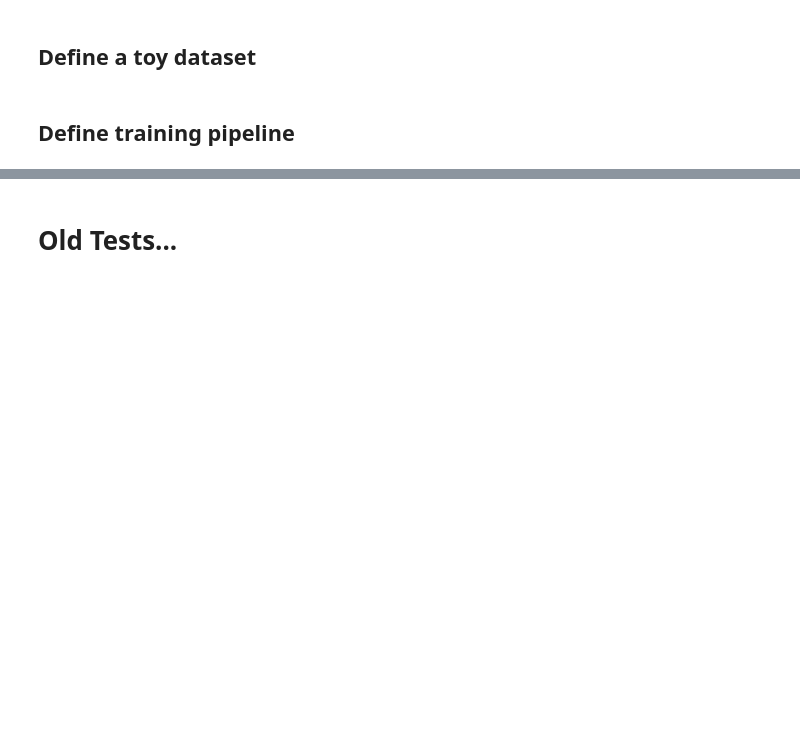
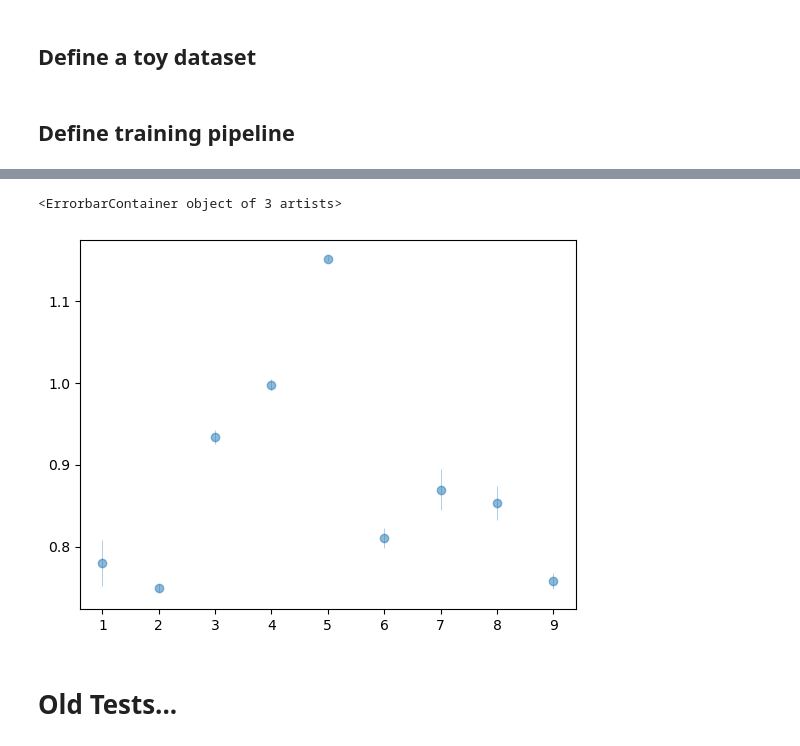
Before and after one commit to Integrated-Systems-Neuroengineering/scrramble, a Jupyter notebook: Notebooks/toy_models_of_connectivity.ipynb, the cells around one changed output, grey strips where cells are left out. Drawn from its saved outputs; the diff is of its cells as text; code cells hidden in the pictures; blank space fills up the shorter version.

```diff
--- a/Notebooks/toy_models_of_connectivity.ipynb
+++ b/Notebooks/toy_models_of_connectivity.ipynb
@@ -651,3 +830,8 @@ def train_scrramble_classifier(
+# %%
+plt.errorbar(metrics_history['average_connectivity'], metrics_history['train_loss'], yerr=metrics_history['train_loss_se'], fmt='o', lw=0.5, alpha=.5)
+# %% [output]
+<ErrorbarContainer object of 3 artists>
+[figure, added]
 # %% [markdown]
 # Old Tests...
 # %%
```
Also changed, not shown: parts of 13 cells of this notebook, 5 other files.
